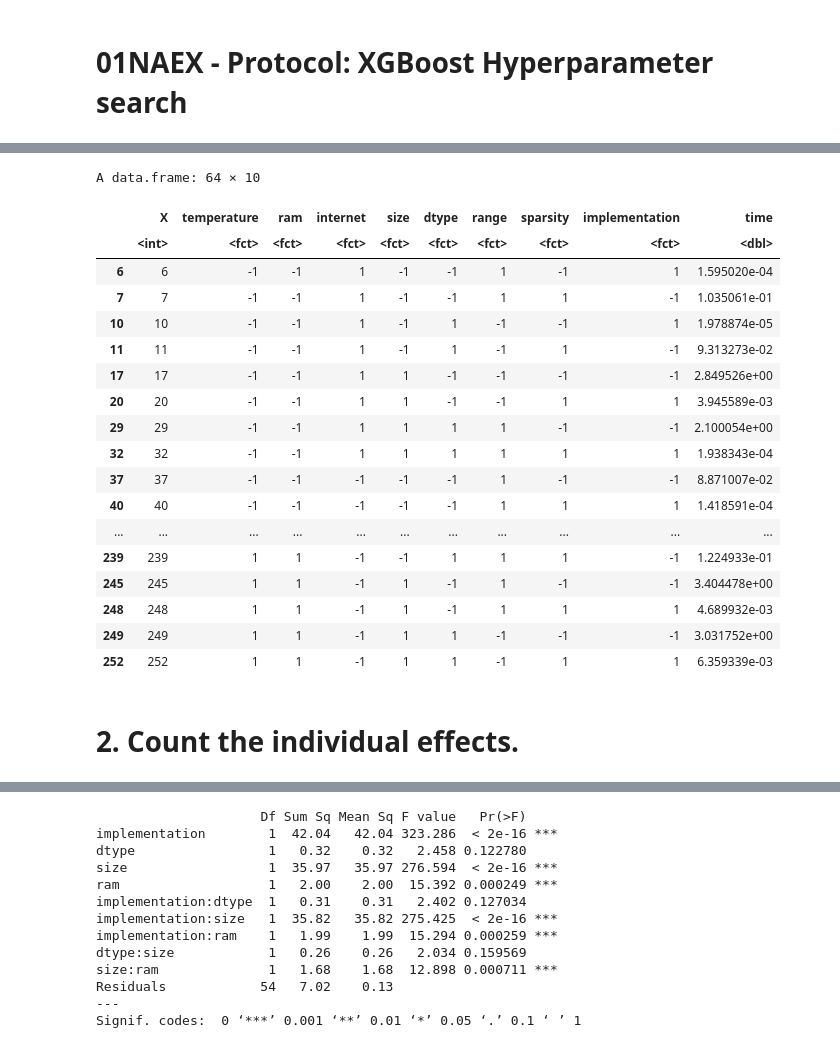
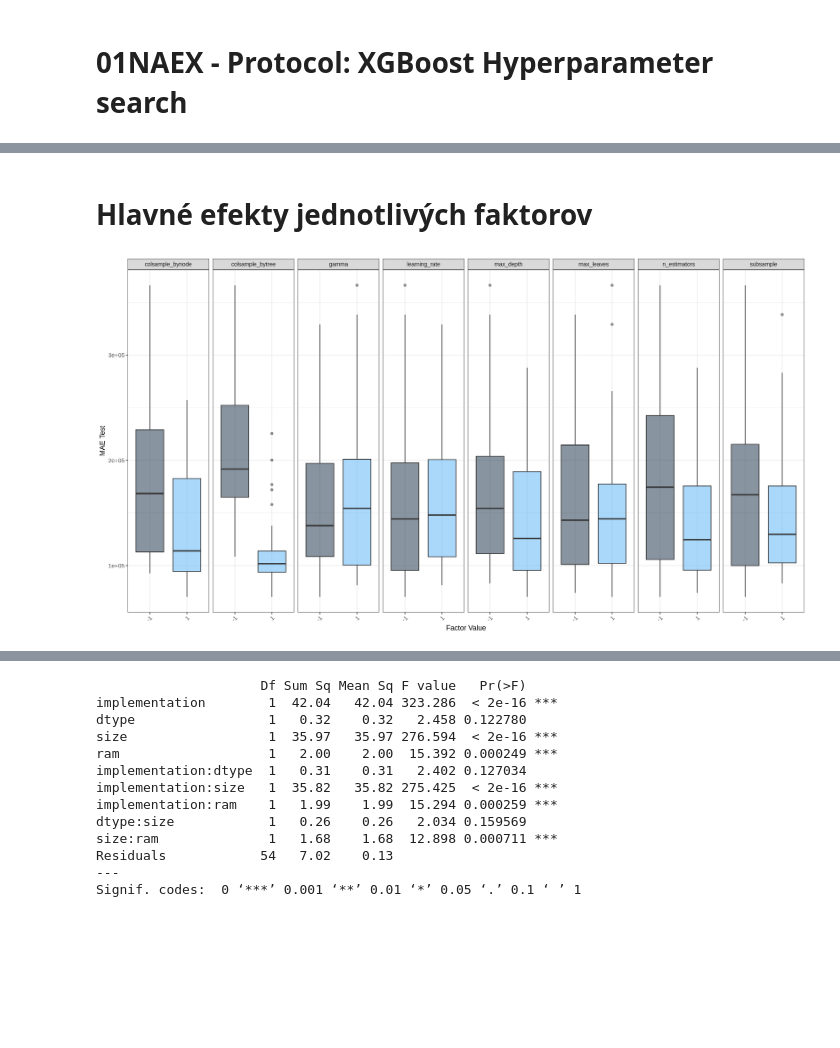
Before and after one commit to Many98/01NAEX, a Jupyter notebook: Protokol_EF.ipynb, the cells around one changed output, grey strips where cells are left out. Saved outputs shown, nothing was run; the diff lists cells and outputs as text; code cells hidden in the pictures; blank space fills up the shorter version.

```diff
--- a/Protokol_EF.ipynb
+++ b/Protokol_EF.ipynb
@@ -336,24 +203,15 @@ $fi2
-# %%
-correct_data
-# %% [output]
-A data.frame: 64 × 10
-|  | X | temperature | ram | internet | size | dtype | range | sparsity | implementation | time |
-|  | <int> | <fct> | <fct> | <fct> | <fct> | <fct> | <fct> | <fct> | <fct> | <dbl> |
-| 6 | 6 | -1 | -1 | 1 | -1 | -1 | 1 | -1 | 1 | 1.595020e-04 |
-| 7 | 7 | -1 | -1 | 1 | -1 | -1 | 1 | 1 | -1 | 1.035061e-01 |
-| 10 | 10 | -1 | -1 | 1 | -1 | 1 | -1 | -1 | 1 | 1.978874e-05 |
-| 11 | 11 | -1 | -1 | 1 | -1 | 1 | -1 | 1 | -1 | 9.313273e-02 |
-| 17 | 17 | -1 | -1 | 1 | 1 | -1 | -1 | -1 | -1 | 2.849526e+00 |
-| 20 | 20 | -1 | -1 | 1 | 1 | -1 | -1 | 1 | 1 | 3.945589e-03 |
-| 29 | 29 | -1 | -1 | 1 | 1 | 1 | 1 | -1 | -1 | 2.100054e+00 |
-| 32 | 32 | -1 | -1 | 1 | 1 | 1 | 1 | 1 | 1 | 1.938343e-04 |
-| 37 | 37 | -1 | -1 | -1 | -1 | -1 | 1 | -1 | -1 | 8.871007e-02 |
-| 40 | 40 | -1 | -1 | -1 | -1 | -1 | 1 | 1 | 1 | 1.418591e-04 |
-| ... | ... | ... | ... | ... | ... | ... | ... | ... | ... | ... |
-| 239 | 239 | 1 | 1 | -1 | -1 | 1 | 1 | 1 | -1 | 1.224933e-01 |
-| 245 | 245 | 1 | 1 | -1 | 1 | -1 | 1 | -1 | -1 | 3.404478e+00 |
-| 248 | 248 | 1 | 1 | -1 | 1 | -1 | 1 | 1 | 1 | 4.689932e-03 |
-| 249 | 249 | 1 | 1 | -1 | 1 | 1 | -1 | -1 | -1 | 3.031752e+00 |
-| 252 | 252 | 1 | 1 | -1 | 1 | 1 | -1 | 1 | 1 | 6.359339e-03 |
-# %% [markdown]
-# 2. Count the individual effects.
+# %% [markdown]
+# Hlavné efekty jednotlivých faktorov
+# %%
+df_long <- design %>% gather(key = "Factor", value = "Value", -test_mae)
+# %%
+options(repr.plot.width=15, repr.plot.height=8)
+ggplot(df_long, aes(x = factor(Value), y = test_mae, fill = Value)) +
+  geom_boxplot(alpha=0.5) +
+  facet_grid(. ~ Factor, shrink=FALSE) +
+  labs(x = "Factor Value", y = "MAE Test") +
+  theme_bw() +
+  theme(legend.position = "none") +
+  theme(axis.text.x = element_text(angle = 45, hjust = 1))
+# %% [output]
+[figure, added]
```
Also changed, not shown: parts of 54 cells of this notebook.
